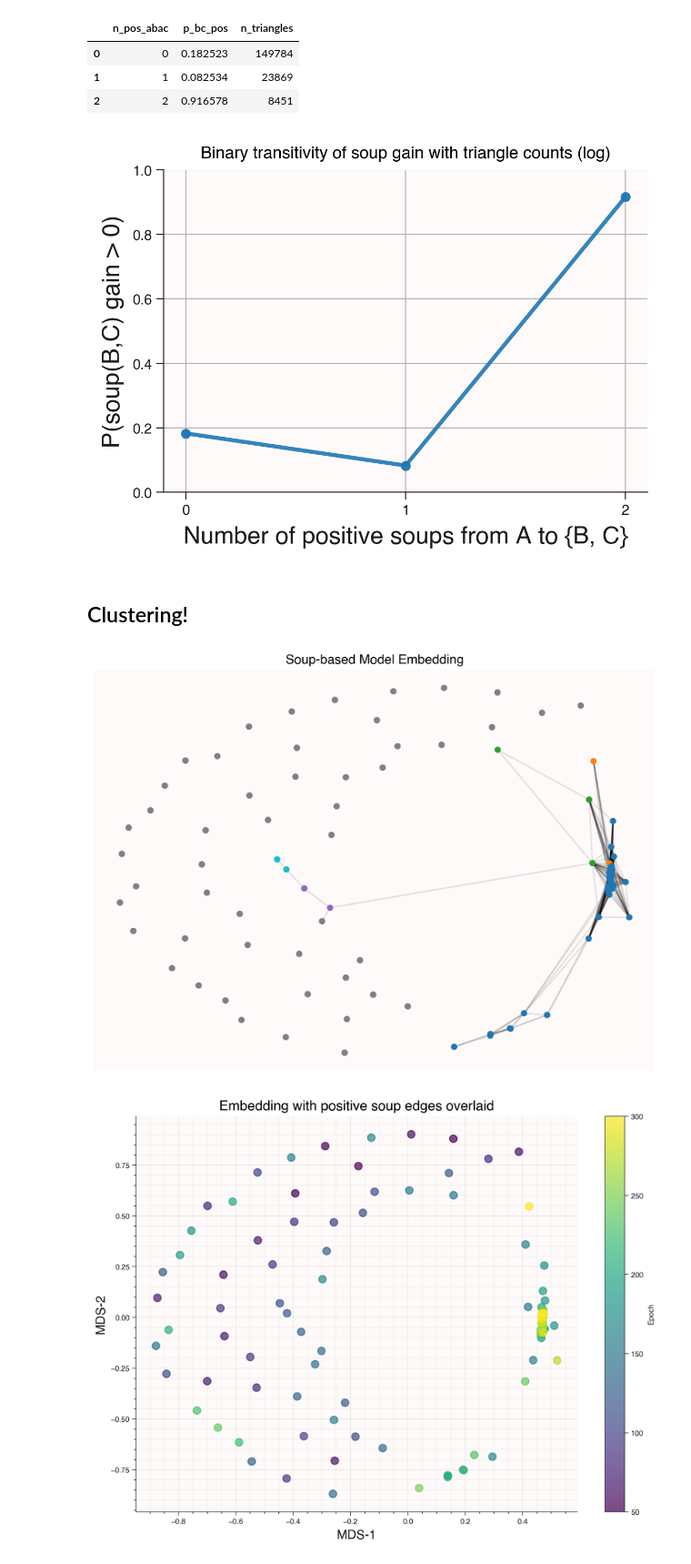
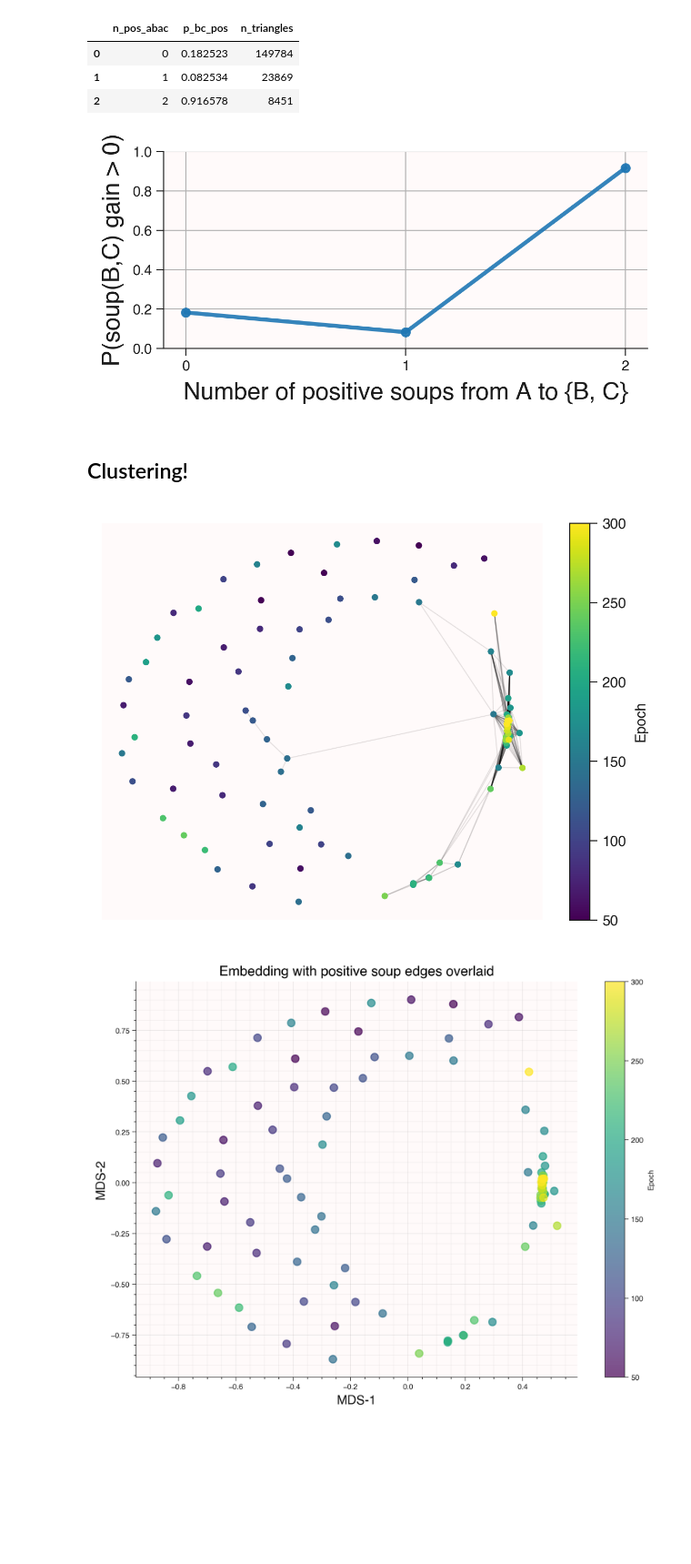
Before and after one commit to chipnbits/too-salty, a Jupyter notebook: notebooks/4. Transitivity.ipynb, the cells around one changed output. Shown at 91% size. Saved outputs shown, nothing was run; the diff lists cells and outputs as text; code cells hidden in the pictures; blank space fills up the shorter version.

```diff
--- a/notebooks/4. Transitivity.ipynb
+++ b/notebooks/4. Transitivity.ipynb
@@ -221,40 +206,41 @@ plot_df
 | 1 | 1 | 0.082534 | 23869 |
 | 2 | 2 | 0.916578 | 8451 |
 # %%
-fig, ax1 = plt.subplots()
+fig, ax1 = plt.subplots(figsize=(4, 2))
 # Axis 1: probability
 ax1.plot(
     plot_df['n_pos_abac'],
     plot_df['p_bc_pos'],
     marker='o',
     markersize=4,
     linewidth=2,
     alpha=0.9
 )
 ax1.set_xlabel('Number of positive soups from A to {B, C}', fontsize=12)
 ax1.set_ylabel('P(soup(B,C) gain > 0)', fontsize=12)
 ax1.set_ylim(0, 1)
 
 # Axis 2: counts (log scale)
 # ax2 = ax1.twinx()
 # ax2.plot(
 #     plot_df['n_pos_abac'],
 #     # plot_df['n_triangles'],
 #     marker='o',
 #     markersize=4,
 #     linewidth=2,
 #     linestyle='--',
 # )
 # ax2.set_ylabel('Number of triangles (log scale)')
 # ax2.set_yscale('log')
 
 ax1.set_xticks([0, 1, 2])
-ax1.set_title('Binary transitivity of soup gain with triangle counts (log)')
+# ax1.set_title('Binary transitivity of soup gain with triangle counts (log)')
 
 plt.tight_layout()
+plt.savefig('../report/figures/transitivity_binary.pdf')
 plt.show()
 # %% [output]
-[figure, old version]
+[figure, new version]
 # %% [markdown]
 ## Clustering!
 # %%
@@ -341,11 +327,7 @@ plot_df = plot_df.merge(
 cluster_sizes = plot_df['cluster'].value_counts()
 singleton_clusters = cluster_sizes[cluster_sizes == 1].index
 
-# Build color array: grey for singletons, cluster id for others
-colors = plot_df['cluster'].copy()
-colors = colors.where(~plot_df['cluster'].isin(singleton_clusters), other=-1)
-
-fig, ax = plt.subplots(figsize=(8, 6))
+fig, ax = plt.subplots()
 
 good_edges = soups[soups['soup_gain'] > 0]
 n_draw = len(good_edges)
@@ -358,37 +340,25 @@ if n_draw > 0:
             [X[i, 1], X[j, 1]],
             color='black',
             alpha=0.1,
+            linewidth=0.5,
             zorder=0
         )
 
 sc = ax.scatter(
     plot_df['x'],
     plot_df['y'],
-    c=colors,
-    cmap='tab10',   # normal clusters
-    s=40,
+    c=plot_df['epoch'],
+    cmap='viridis',
+    s=10,
     alpha=1.0,
     zorder=1,
-    # Remove edges
     edgecolors='none'
 )
 
-# Manually recolor singletons to grey
-mask_singletons = plot_df['cluster'].isin(singleton_clusters)
-ax.scatter(
-    plot_df.loc[mask_singletons, 'x'],
-    plot_df.loc[mask_singletons, 'y'],
-    c='grey',
-    s=40,
-    alpha=1.0,
-    label='Singletons',
-    edgecolors='none',
-    zorder=2
-)
+cb = plt.colorbar(sc, ax=ax)
+cb.set_label('Epoch')
 
-ax.set_title('Soup-based Model Embedding', fontsize=13)
-# ax.set_xlabel('MDS-1', fontsize=12)
-# ax.set_ylabel('MDS-2', fontsize=12)
+# ax.set_title('Model Embeddings', fontsize=13)
 ax.set_xticks([])
 ax.set_yticks([])
 ax.spines['top'].set_visible(False)
@@ -396,15 +366,12 @@ ax.spines['right'].set_visible(False)
 ax.spines['left'].set_visible(False)
 ax.spines['bottom'].set_visible(False)
 ax.set_facecolor((1, 0.98, 0.98))
-# ax.legend(handles=sc.legend_elements()[0], labels=[str(i) for i in range(n_clusters)] + ['Singletons'], title='Clusters', bbox_to_anchor=(1.05, 1), loc='upper left')
-# ax.grid(True, which='major', alpha=0.3)
-# ax.minorticks_on()
-# ax.grid(True, which='minor', alpha=0.15)
 
 plt.tight_layout()
+plt.savefig('../report/figures/model_embeddings.pdf')
 plt.show()
 # %% [output]
-[figure, old version]
+[figure, new version]
 # %%
 
 fig, ax = plt.subplots(figsize=(8, 6))
```
Also changed, not shown: parts of 7 cells of this notebook, 27 other files.
